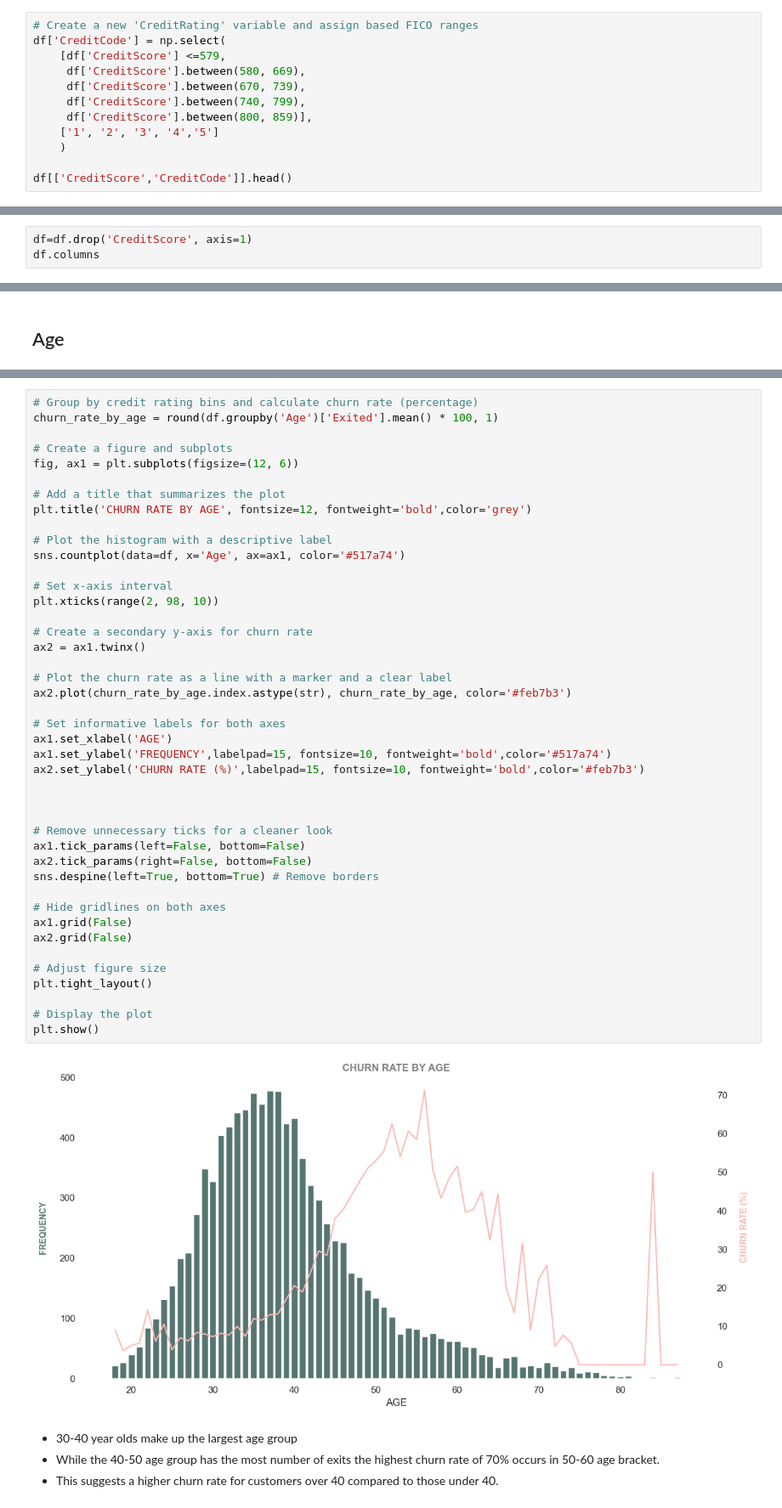
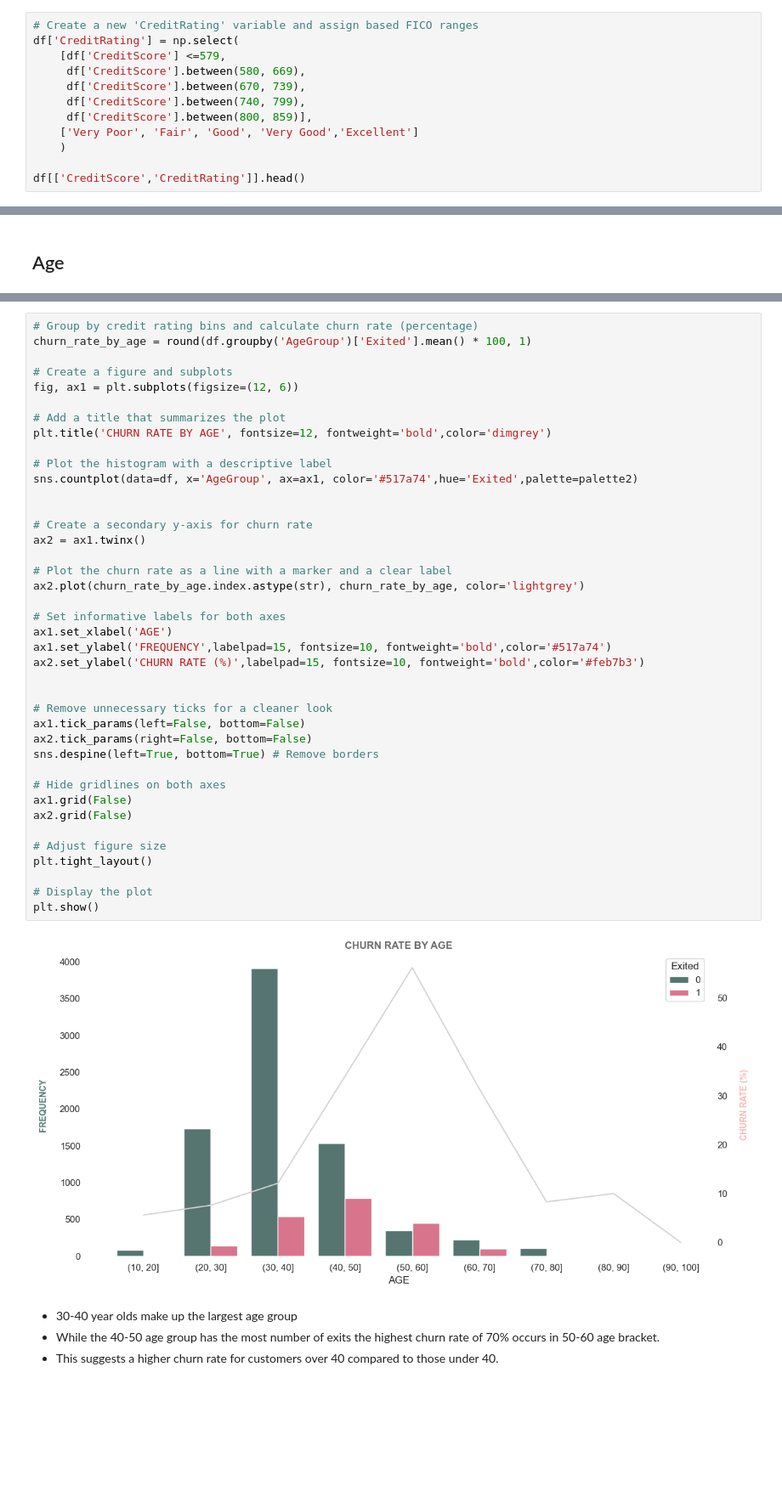
Before and after one commit to aprilhong/bankchurn, a Jupyter notebook: notebooks/1.0_bank_exploratory_data_analysis.ipynb, the cells around one changed output, grey strips where cells are left out. Shown at 85% size. Saved outputs shown, nothing was run; the diff lists cells and outputs as text; blank space fills up the shorter version.

```diff
--- a/notebooks/1.0_bank_exploratory_data_analysis.ipynb
+++ b/notebooks/1.0_bank_exploratory_data_analysis.ipynb
@@ -328,14 +329,14 @@ Create a new variable `CreditCode` to assign each CreditScore to a rating
 ##### CreditRating
 # %%
 # Create a new 'CreditRating' variable and assign based FICO ranges
-df['CreditCode'] = np.select(
+df['CreditRating'] = np.select(
     [df['CreditScore'] <=579,
      df['CreditScore'].between(580, 669),
      df['CreditScore'].between(670, 739),
      df['CreditScore'].between(740, 799),
      df['CreditScore'].between(800, 859)],
-    ['1', '2', '3', '4','5']
+    ['Very Poor', 'Fair', 'Good', 'Very Good','Excellent']
     )
 
-df[['CreditScore','CreditCode']].head()
+df[['CreditScore','CreditRating']].head()
 # %% [output]
@@ -348,3 +348,0 @@ df[['CreditScore','CreditCode']].head()
-# %%
-df=df.drop('CreditScore', axis=1)
-df.columns
@@ -452,48 +471,45 @@ plt.show()
 # %%
 # Group by credit rating bins and calculate churn rate (percentage)
-churn_rate_by_age = round(df.groupby('Age')['Exited'].mean() * 100, 1)
+churn_rate_by_age = round(df.groupby('AgeGroup')['Exited'].mean() * 100, 1)
 
 # Create a figure and subplots
 fig, ax1 = plt.subplots(figsize=(12, 6))
 
 # Add a title that summarizes the plot
-plt.title('CHURN RATE BY AGE', fontsize=12, fontweight='bold',color='grey')
+plt.title('CHURN RATE BY AGE', fontsize=12, fontweight='bold',color='dimgrey')
 
 # Plot the histogram with a descriptive label
-sns.countplot(data=df, x='Age', ax=ax1, color='#517a74')
+sns.countplot(data=df, x='AgeGroup', ax=ax1, color='#517a74',hue='Exited',palette=palette2)
 
-# Set x-axis interval
-plt.xticks(range(2, 98, 10))
 
 # Create a secondary y-axis for churn rate
 ax2 = ax1.twinx()
 
 # Plot the churn rate as a line with a marker and a clear label
-ax2.plot(churn_rate_by_age.index.astype(str), churn_rate_by_age, color='#feb7b3')
+ax2.plot(churn_rate_by_age.index.astype(str), churn_rate_by_age, color='lightgrey')
 
 # Set informative labels for both axes
 ax1.set_xlabel('AGE')
 ax1.set_ylabel('FREQUENCY',labelpad=15, fontsize=10, fontweight='bold',color='#517a74')
 ax2.set_ylabel('CHURN RATE (%)',labelpad=15, fontsize=10, fontweight='bold',color='#feb7b3')
-
 
 
 # Remove unnecessary ticks for a cleaner look
 ax1.tick_params(left=False, bottom=False)
 ax2.tick_params(right=False, bottom=False)
 sns.despine(left=True, bottom=True) # Remove borders
 
 # Hide gridlines on both axes
 ax1.grid(False)
 ax2.grid(False)
 
 # Adjust figure size
 plt.tight_layout()
 
 # Display the plot
 plt.show()
 # %% [output]
-[figure, old version]
+[figure, new version]
 # %% [markdown]
 - 30-40 year olds make up the largest age group
 - While the 40-50 age group has the most number of exits the highest churn rate of 70% occurs in 50-60 age bracket.
```
Also changed, not shown: parts of 63 cells of this notebook, 4 other files.
